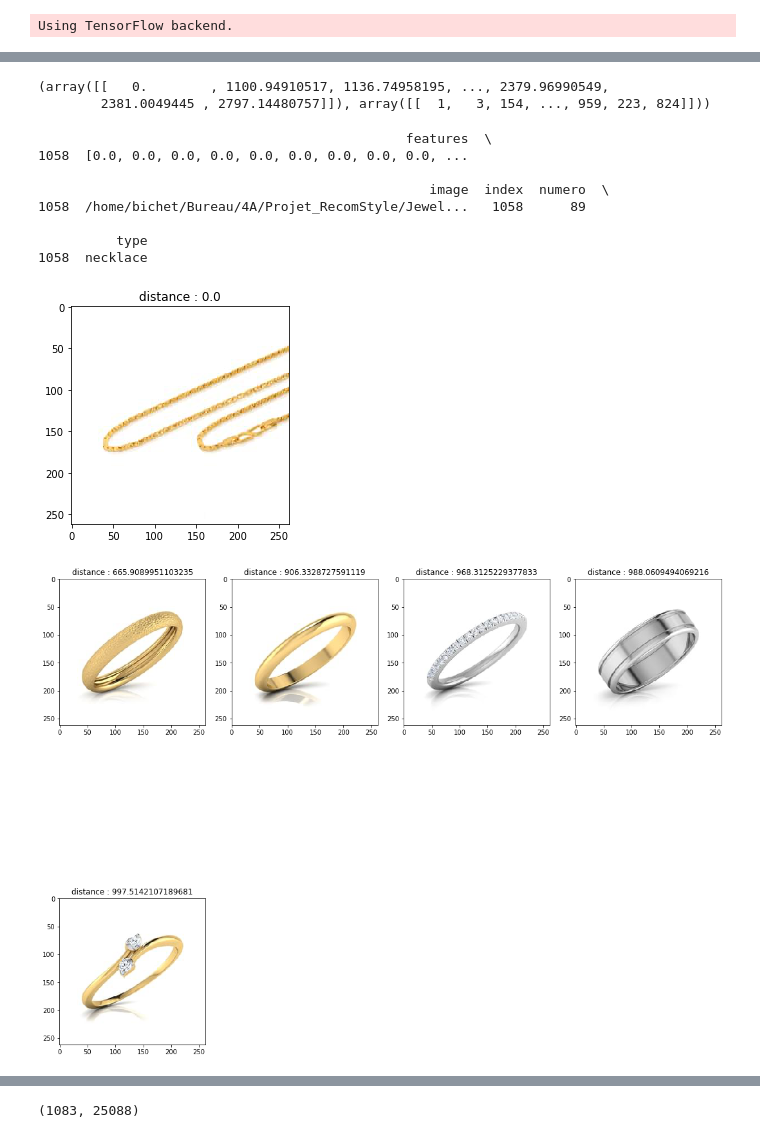
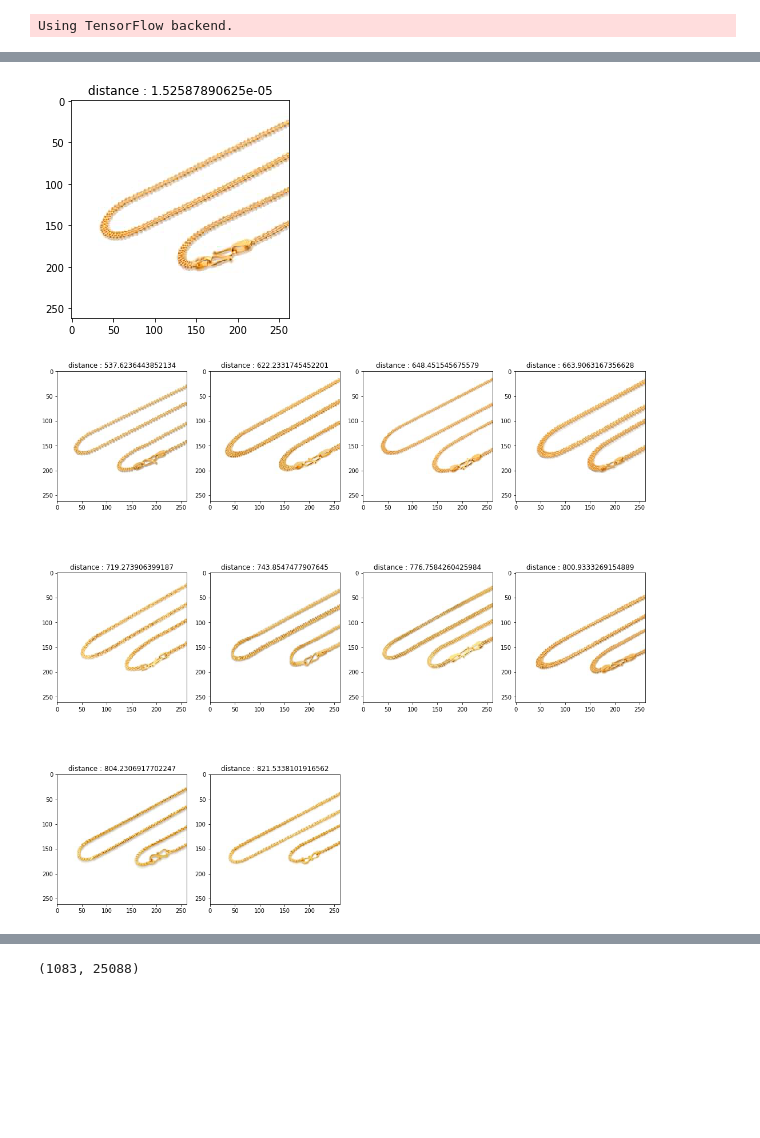
Before and after one commit to m-emmeline/Projet_RecomStyle, a Jupyter notebook: recom_style.ipynb, the cells around one changed output, grey strips where cells are left out. Cells and saved outputs as stored; diff of their text form; code cells hidden in the pictures; blank space fills up the shorter version.

Commit message:
Fonction pour même type OU tout le repertoire fonctionnelle

```diff
--- a/recom_style.ipynb
+++ b/recom_style.ipynb
@@ -185,7 +178,7 @@ def tab_features(df, df_bijoux, indice):
 
     return f
 # %%
-def trouve_voisins(df, df_bijoux, k, indice, distance = "euclidean"):
+def trouve_voisins_non(df, df_bijoux, k, indice, distance = "euclidean"):
     n = df_bijoux.shape[0]
     cible = np.zeros(n)
     data_knn = Knc(k, metric=distance)
@@ -260,21 +202,26 @@ def trouve_voisins2(df, df_bijoux, k, indice, distance = "euclidean"):
 # %%
-def trouve_voisins(df_bijoux, indice, distance="euclidean"):
-    n = df_bijoux.shape[0]
+def trouve_voisins(df_bijoux, indice, nom="", distance="euclidean"):
+    f = np.vstack(df_bijoux.loc[:,'features'])
+    n = len(f)
     cible = np.zeros(n)
     data_knn = Knc(n, metric=distance)
-    f = np.vstack(df_bijoux.loc[:,'features'])
     data_knn.fit(f, cible)
-    return data_knn.kneighbors(f[indice,:].reshape(1,-1))
+    if nom != "":
+        bijou_bon = df_bijoux[df_bijoux['numero']==indice]
+        bijou_bon = bijou_bon[bijou_bon['type']==nom]
+        indice = bijou_bon['index']
+    return data_knn.kneighbors(f[indice].reshape(1,-1))
 # %%
 #fonction utile si on utilise la fonction knn
 def affichage_voisins(df_bijoux, autre, k, indice, voisins, nom=""):
    # Affichage en gros de l'image principale
     plt.figure()
-    if autre and nom != "" :
+    if nom != "" :
         bijou_cible = df_bijoux[df_bijoux['numero']==indice]
         bijou_cible = bijou_cible[bijou_cible['type']==nom]
-        print(bijou_cible)
         plt.imshow(plt.imread(bijou_cible['image'].values[0]))
+
+
 
     else:
         bijou_cible = df_bijoux[df_bijoux['index']==indice]
@@ -303,6 +250,24 @@ def affichage_voisins(df_bijoux, autre, k, indice, voisins, nom=""):
 
             i += 1
 
+    elif (not autre and nom != "") :
+        n = df_bijoux.shape[0]
+        N = 0
+        i = 1
+
+        while N<k and i<n :
+            num = voisins[1][0][i]
+            image_affiche = df_bijoux[df_bijoux['index']==num]
+
+            if image_affiche['type'].values[0] == nom:
+                fig.add_subplot(lines+1, 4, N+1)
+                plt.imshow(plt.imread(image_affiche['image'].values[0]))
+                plt.title("distance : " + str(voisins[0][0][i]))
+                N += 1
+
+            i += 1
+
+
     else :
         for i in range (1, k+1):
             fig.add_subplot(lines+1, 4, i)
@@ -314,25 +279,12 @@ def affichage_voisins(df_bijoux, autre, k, indice, voisins, nom=""):
     plt.tight_layout()
     plt.show()
 # %%
-voisins = trouve_voisins(df_bijoux, 89)
+voisins = trouve_voisins(df_bijoux, 15, nom="necklace")
-# %%
-print(voisins)
-# %% [output]
-(array([[   0.        , 1100.94910517, 1136.74958195, ..., 2379.96990549,
-        2381.0049445 , 2797.14480757]]), array([[  1,   3, 154, ..., 959, 223, 824]]))
 # %%
-affichage_voisins(df_bijoux, True, 5, 89, voisins, "necklace")
+affichage_voisins(df_bijoux, False, 10, 15, voisins, "necklace")
 # %% [output]
-                                               features  \
-1058  [0.0, 0.0, 0.0, 0.0, 0.0, 0.0, 0.0, 0.0, 0.0, ...
-
-                                                  image  index  numero  \
-1058  /home/bichet/Bureau/4A/Projet_RecomStyle/Jewel...   1058      89
-
-          type
-1058  necklace
-[figure, old version]
+[figure, new version]
-[figure, old version]
+[figure, new version]
 # %%
 #fonction utile si on utilise la fonction knn
 def affichage_voisins2(df, autre, k, indice, voisins):
```
Also changed, not shown: parts of 13 cells of this notebook.
